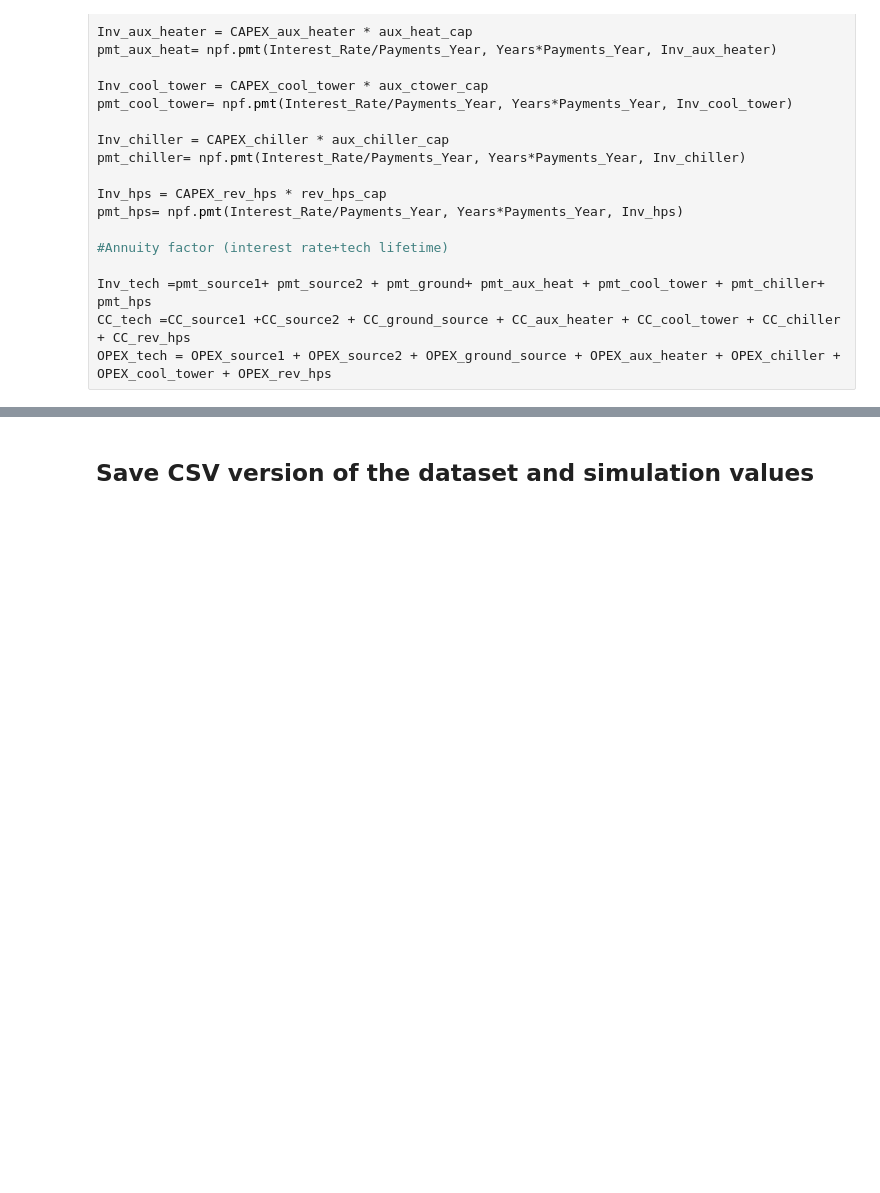
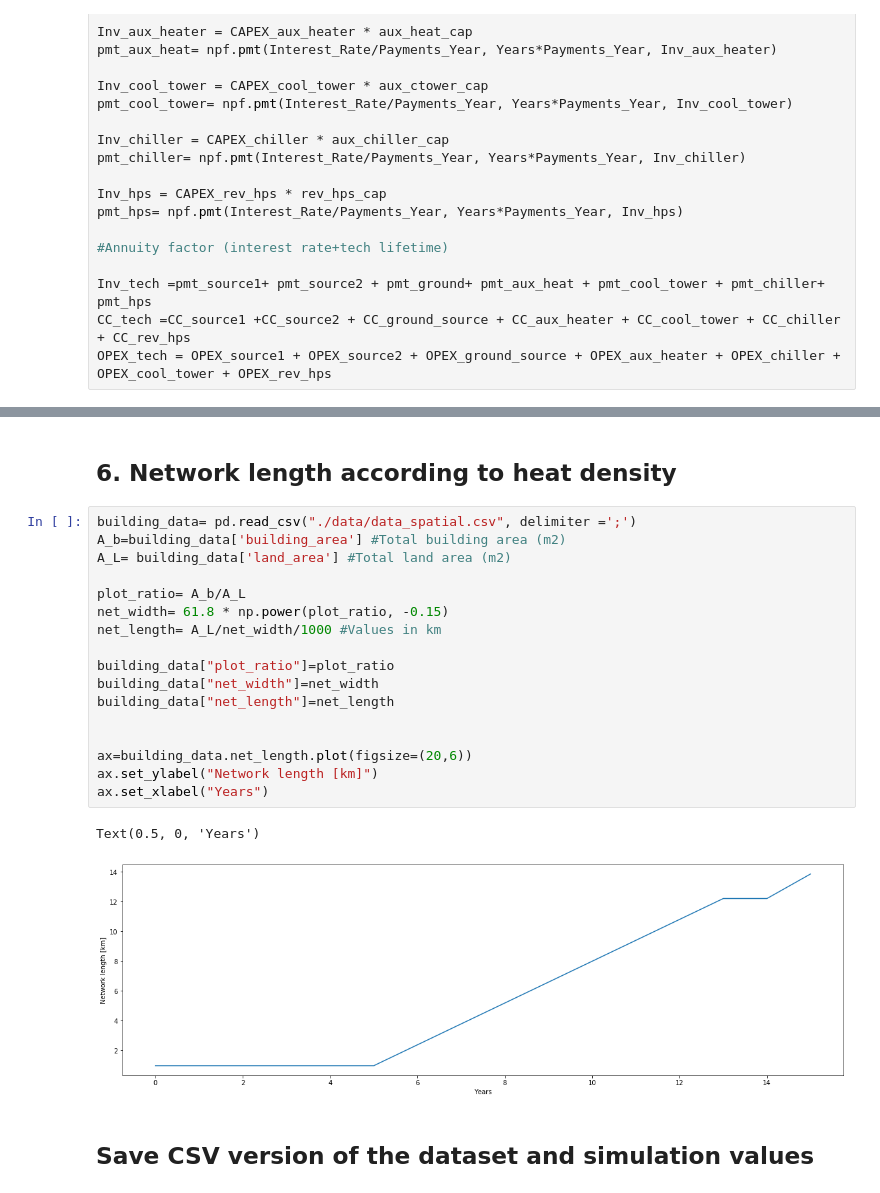
Before and after one commit to fernandobperezm/data-and-results-visualization, a Jupyter notebook: Data Processing.ipynb, the cells around one changed output, grey strips where cells are left out. Cells and saved outputs as stored; diff of their text form; blank space fills up the shorter version.

Commit message:
Heated area vs network length

```diff
--- a/Data Processing.ipynb
+++ b/Data Processing.ipynb
@@ -1287,3 +1292,25 @@ Inv_tech, OPEX_tech,pmt_source1, cost_source1.payment
+# %% [markdown]
+## 6. Network length according to heat density
+# %%
+building_data= pd.read_csv("./data/data_spatial.csv", delimiter =';')
+A_b=building_data['building_area'] #Total building area (m2)
+A_L= building_data['land_area'] #Total land area (m2)
+
+plot_ratio= A_b/A_L
+net_width= 61.8 * np.power(plot_ratio, -0.15)
+net_length= A_L/net_width/1000 #Values in km
+
+building_data["plot_ratio"]=plot_ratio
+building_data["net_width"]=net_width
+building_data["net_length"]=net_length
+
+
+ax=building_data.net_length.plot(figsize=(20,6))
+ax.set_ylabel("Network length [km]")
+ax.set_xlabel("Years")
+# %% [output]
+Text(0.5, 0, 'Years')
+[figure, added]
 # %% [markdown]
 ## Save CSV version of the dataset and simulation values
 # %%
```
Also changed, not shown: parts of 2 cells of this notebook, 1 other file.
